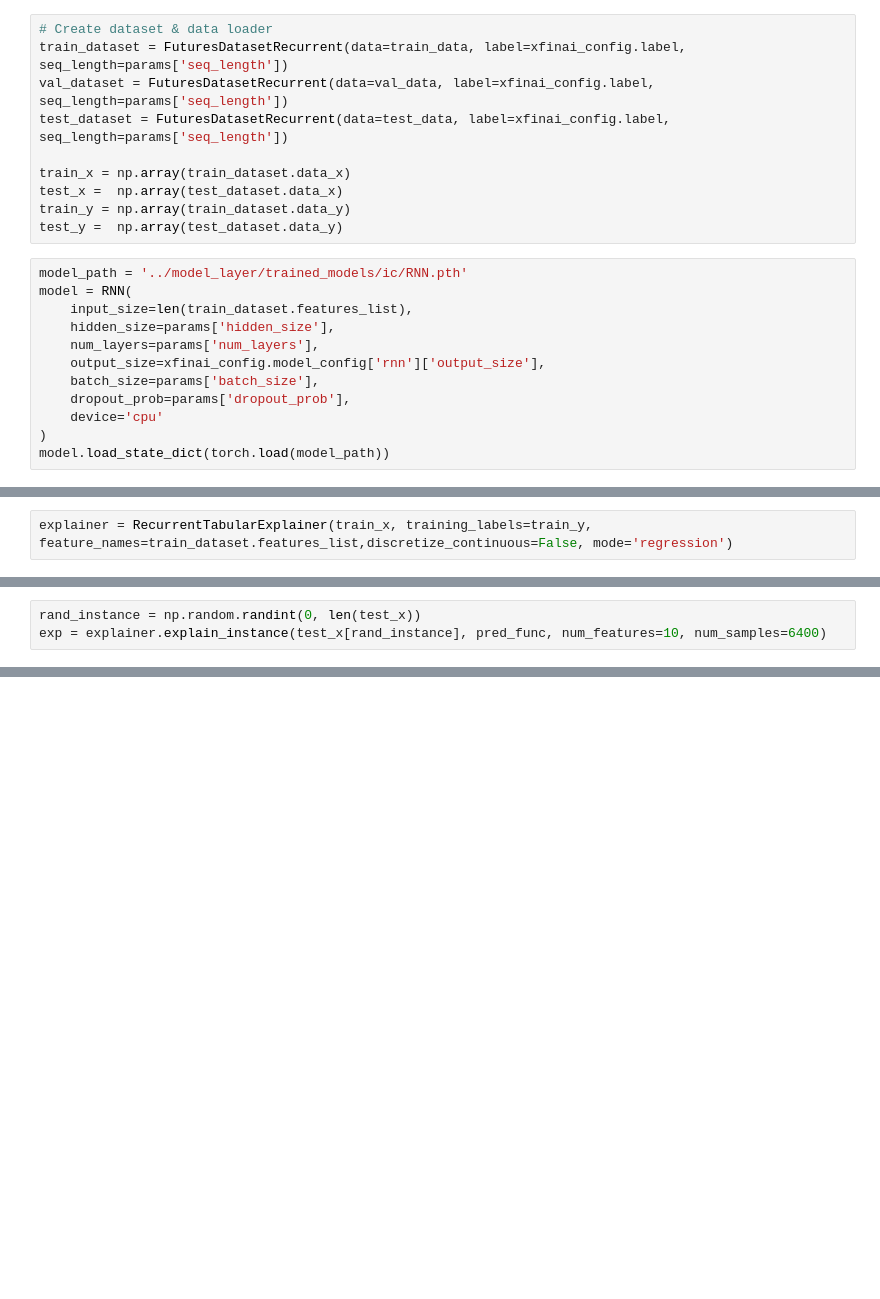
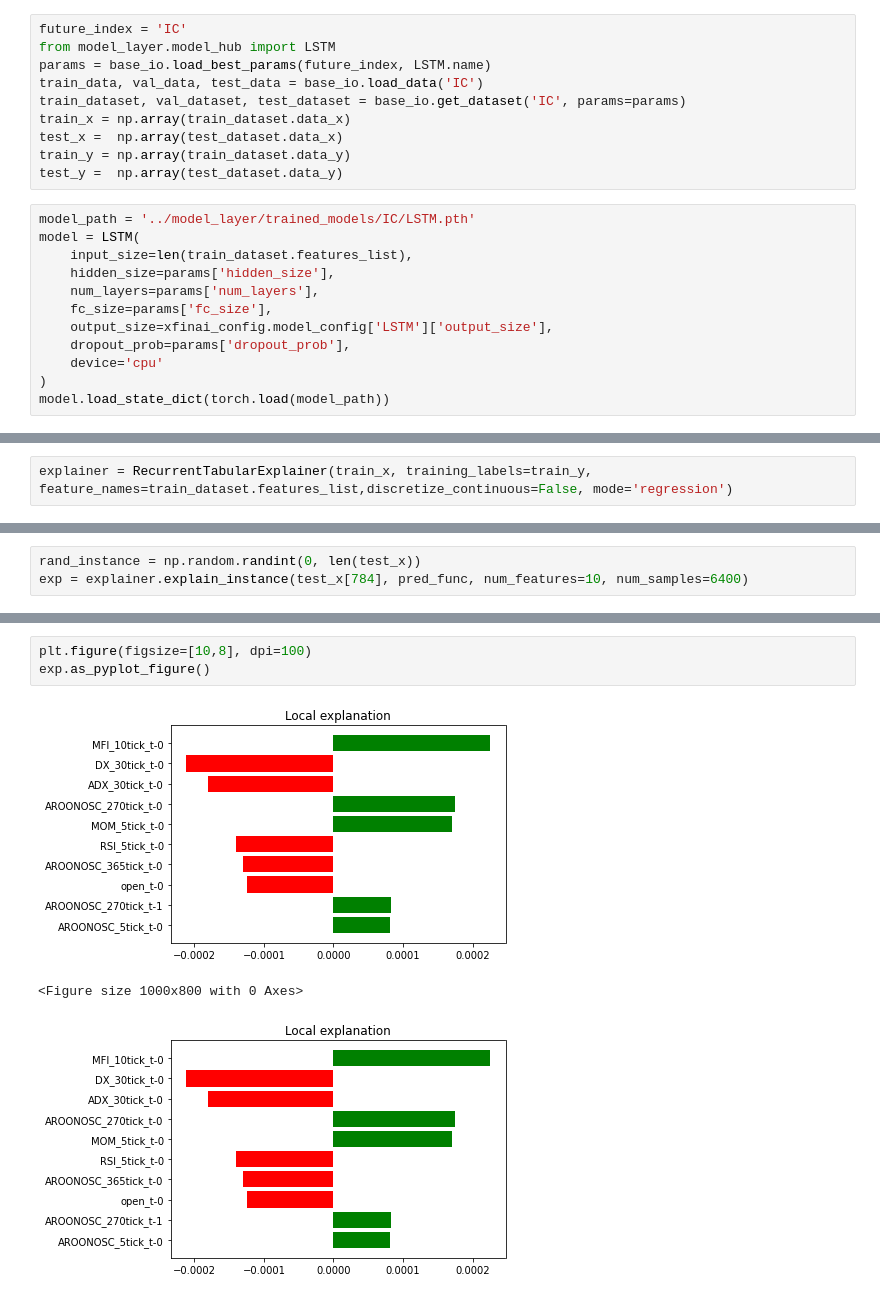
Before and after one commit to AlongZG/XFinAI, a Jupyter notebook: explainable_algorithm/Lime.ipynb, the cells around one changed output, grey strips where cells are left out. Cells and saved outputs as stored; diff of their text form; blank space fills up the shorter version.

```diff
--- a/explainable_algorithm/Lime.ipynb
+++ b/explainable_algorithm/Lime.ipynb
@@ -65,21 +22,21 @@ class RNN(nn.Module):
 # %%
-# Create dataset & data loader
-train_dataset = FuturesDatasetRecurrent(data=train_data, label=xfinai_config.label, seq_length=params['seq_length'])
-val_dataset = FuturesDatasetRecurrent(data=val_data, label=xfinai_config.label, seq_length=params['seq_length'])
-test_dataset = FuturesDatasetRecurrent(data=test_data, label=xfinai_config.label, seq_length=params['seq_length'])
-
+future_index = 'IC'
+from model_layer.model_hub import LSTM
+params = base_io.load_best_params(future_index, LSTM.name)
+train_data, val_data, test_data = base_io.load_data('IC')
+train_dataset, val_dataset, test_dataset = base_io.get_dataset('IC', params=params)
 train_x = np.array(train_dataset.data_x)
 test_x =  np.array(test_dataset.data_x)
 train_y = np.array(train_dataset.data_y)
 test_y =  np.array(test_dataset.data_y)
 # %%
-model_path = '../model_layer/trained_models/ic/RNN.pth'
-model = RNN(
+model_path = '../model_layer/trained_models/IC/LSTM.pth'
+model = LSTM(
     input_size=len(train_dataset.features_list),
     hidden_size=params['hidden_size'],
     num_layers=params['num_layers'],
-    output_size=xfinai_config.model_config['rnn']['output_size'],
-    batch_size=params['batch_size'],
+    fc_size=params['fc_size'],
+    output_size=xfinai_config.model_config['LSTM']['output_size'],
     dropout_prob=params['dropout_prob'],
     device='cpu'
 )
@@ -104,6 +65,6 @@ explainer = RecurrentTabularExplainer(train_x, training_labels=train_y, feature_
 # %%
 rand_instance = np.random.randint(0, len(test_x))
-exp = explainer.explain_instance(test_x[rand_instance], pred_func, num_features=10, num_samples=6400)
+exp = explainer.explain_instance(test_x[784], pred_func, num_features=10, num_samples=6400)
 # %%
 exp.show_in_notebook()
 # %% [output]
@@ -110,0 +74,7 @@ exp.show_in_notebook()
+# %%
+plt.figure(figsize=[10,8], dpi=100)
+exp.as_pyplot_figure()
+# %% [output]
+[figure, added]
+<Figure size 1000x800 with 0 Axes>
+[figure, added]
```
Also changed, not shown: parts of 6 cells of this notebook, 23 other files.
